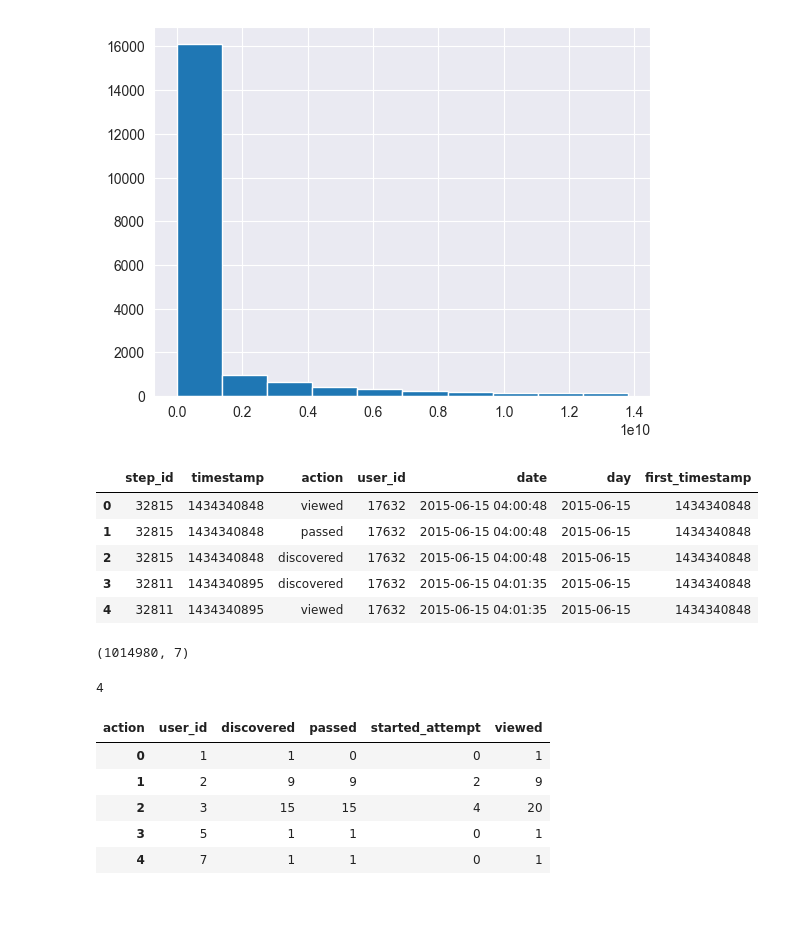
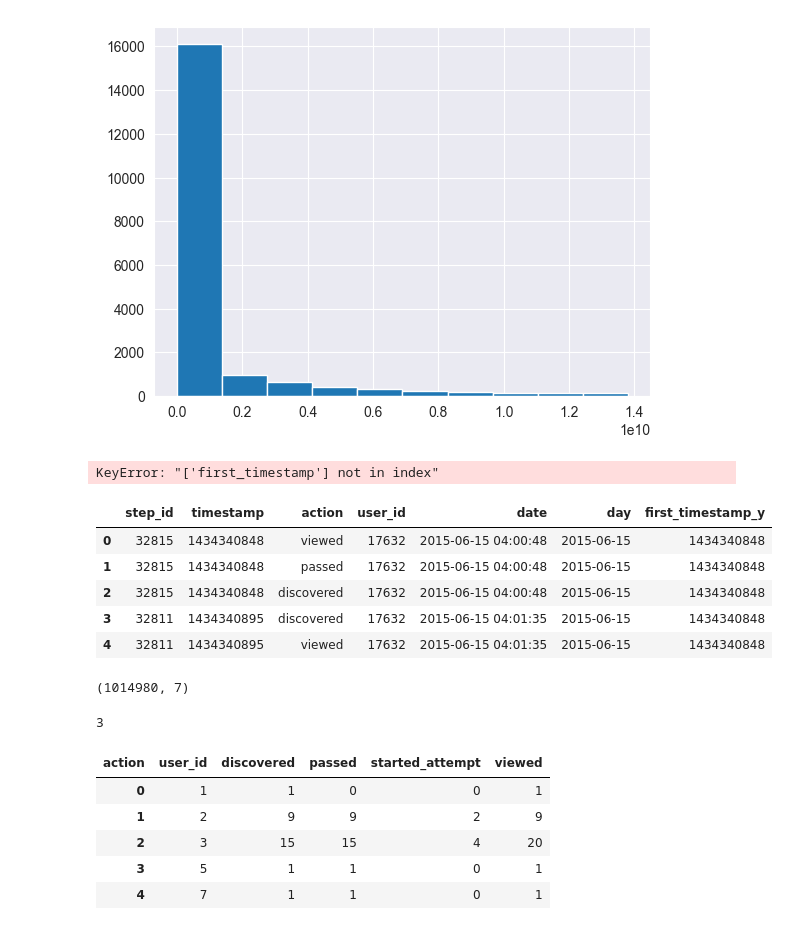
Before and after one commit to betelgeus/study, a Jupyter notebook: statistics/DS_and_ML_intro_Stepic_4852/Stepik_ML_contest.ipynb, the cells around one changed output. Cells and saved outputs as stored; diff of their text form; code cells hidden in the pictures.

Commit message:
last commit

```diff
--- a/statistics/DS_and_ML_intro_Stepic_4852/Stepik_ML_contest.ipynb
+++ b/statistics/DS_and_ML_intro_Stepic_4852/Stepik_ML_contest.ipynb
@@ -300,3 +292,6 @@ users_data.head()
 | 2 | 3 | 91 | 87 | 30 | 192 | 29.0 | 23.0 | 1444581588 | True | ... |
 | 3 | 5 | 11 | 11 | 4 | 12 | 2.0 | 2.0 | 1499859939 | True | ... |
 | 4 | 7 | 1 | 1 | 0 | 1 | 0.0 | 0.0 | 1521634660 | True | ... |
+# %%
+users_data['course_completed'] = users_data.passed > 40
+users_data.head()
@@ -363,5 +382,5 @@ users_data.head()
 # %%
-users_data['completion_time'] = (users_data['last_timestamp'] - users_data['first_timestamp']) / 24 * 60 * 60
+users_data['completion_time'] = (users_data.last_timestamp - users_data.first_timestamp_x) / 24 * 60 * 60
 users_data.head()
 # %% [output]
 |  | user_id | discovered | passed | started_attempt | viewed | correct | wrong | last_timestamp | is_gone | ... |
@@ -381,10 +400,15 @@ events_threshold = 3 * 24 * 60 * 60
 # Создаем новую таблицу с событиями за первый 3 дня с первого события пользователя
 events_train_first_3_days = events_train.merge(users_data[['user_id', 'first_timestamp']], on='user_id', how='left') \
     .query("(timestamp - first_timestamp) < @events_threshold")
+# %% [output]
+KeyError: "['first_timestamp'] not in index"
+# %%
+events_train_first_2_days = events_train.merge(users_data[['user_id', 'first_timestamp_y']], on='user_id', how='left') \
+    .query("(timestamp - first_timestamp_y) < @events_threshold")
 # %%
-events_train_first_3_days.head()
+events_train_first_2_days.head()
 # %% [output]
-|  | step_id | timestamp | action | user_id | date | day | first_timestamp |
+|  | step_id | timestamp | action | user_id | date | day | first_timestamp_y |
 | 0 | 32815 | 1434340848 | viewed | 17632 | 2015-06-15 04:00:48 | 2015-06-15 | 1434340848 |
 | 1 | 32815 | 1434340848 | passed | 17632 | 2015-06-15 04:00:48 | 2015-06-15 | 1434340848 |
 | 2 | 32815 | 1434340848 | discovered | 17632 | 2015-06-15 04:00:48 | 2015-06-15 | 1434340848 |
@@ -395,7 +419,7 @@ events_train_first_3_days.shape
 # %% [output]
 (1014980, 7)
 # %%
-events_train_first_3_days.groupby('user_id').day.nunique().max()
+events_train_first_2_days.groupby('user_id').day.nunique().max()
 # %% [output]
-4
+3
 # %%
```
Also changed, not shown: parts of 287 cells of this notebook.
